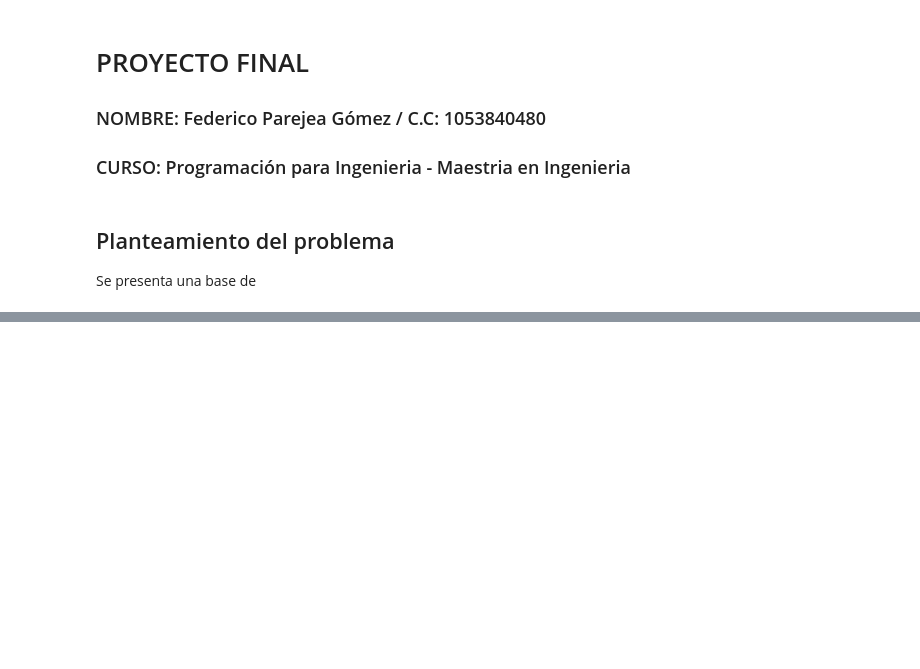
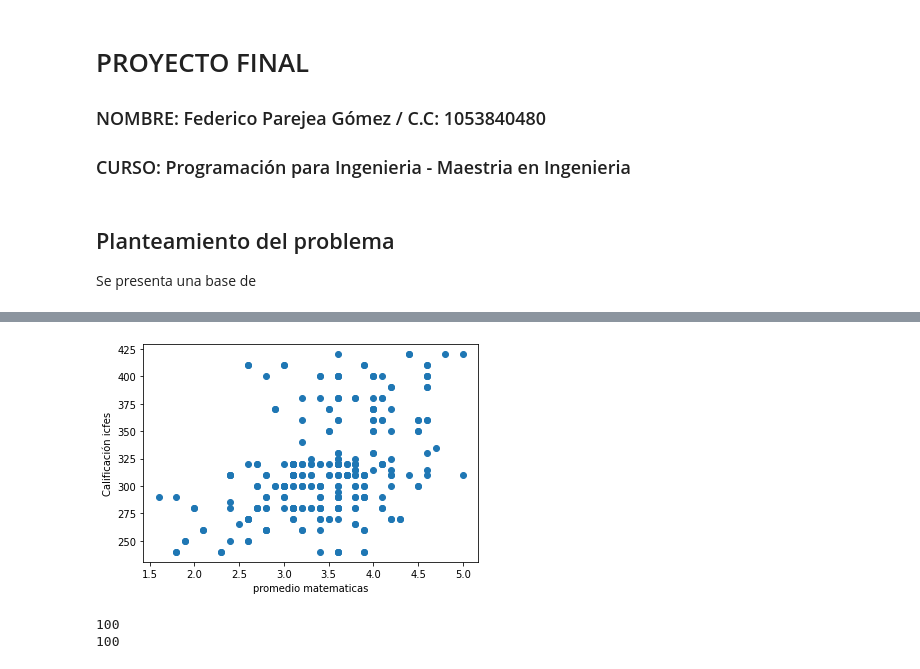
Before and after one commit to fepago95/clase2, a Jupyter notebook: ProyectoFinal.ipynb, the cells around one changed output, grey strips where cells are left out. Drawn from its saved outputs; the diff is of its cells as text; code cells hidden in the pictures; blank space fills up the shorter version.

```diff
--- a/ProyectoFinal.ipynb
+++ b/ProyectoFinal.ipynb
@@ -40,0 +36,7 @@ prom_mat
+# %%
+x_prommat=est['prom_matematicas']
+y_calicfes=est['cal_icfes']
+# %%
+plt.scatter(x_prommat, y_calicfes); plt.xlabel('promedio matematicas'); plt.ylabel('Calificación icfes');
+# %% [output]
+[figure, added]
@@ -40,0 +49,7 @@ prom_mat
+# %%
+a[1]
+print(len(x_predict))
+print(len(y_predict))
+# %% [output]
+100
+100
```
Also changed, not shown: parts of 8 cells of this notebook.
